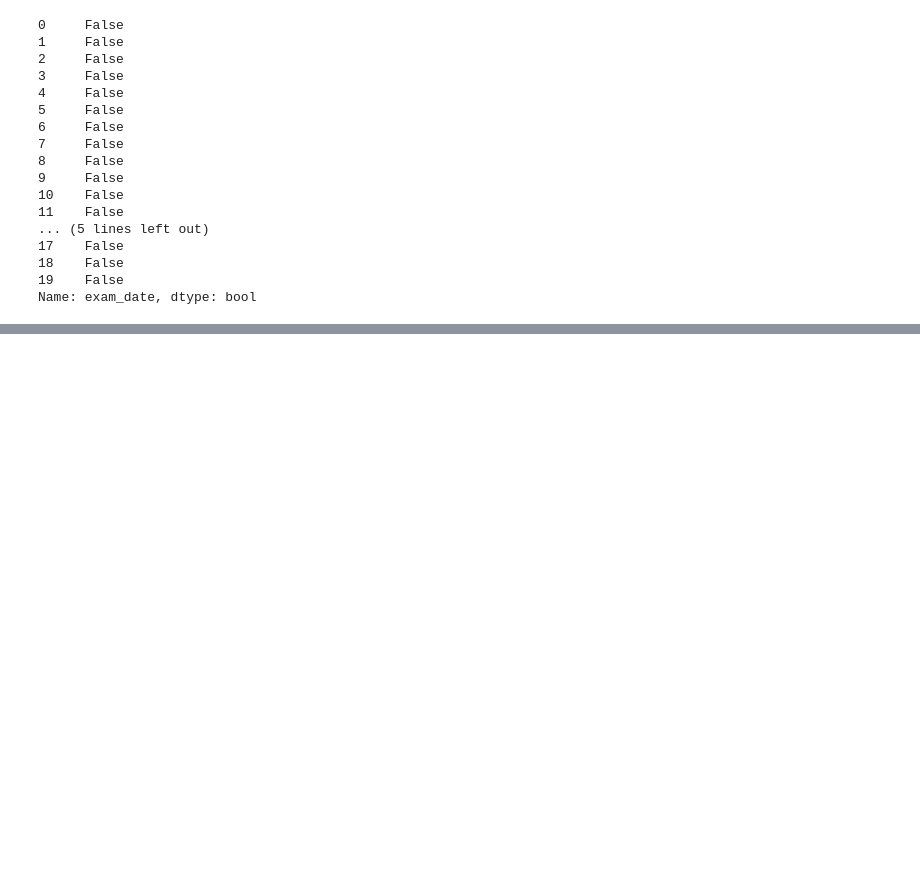
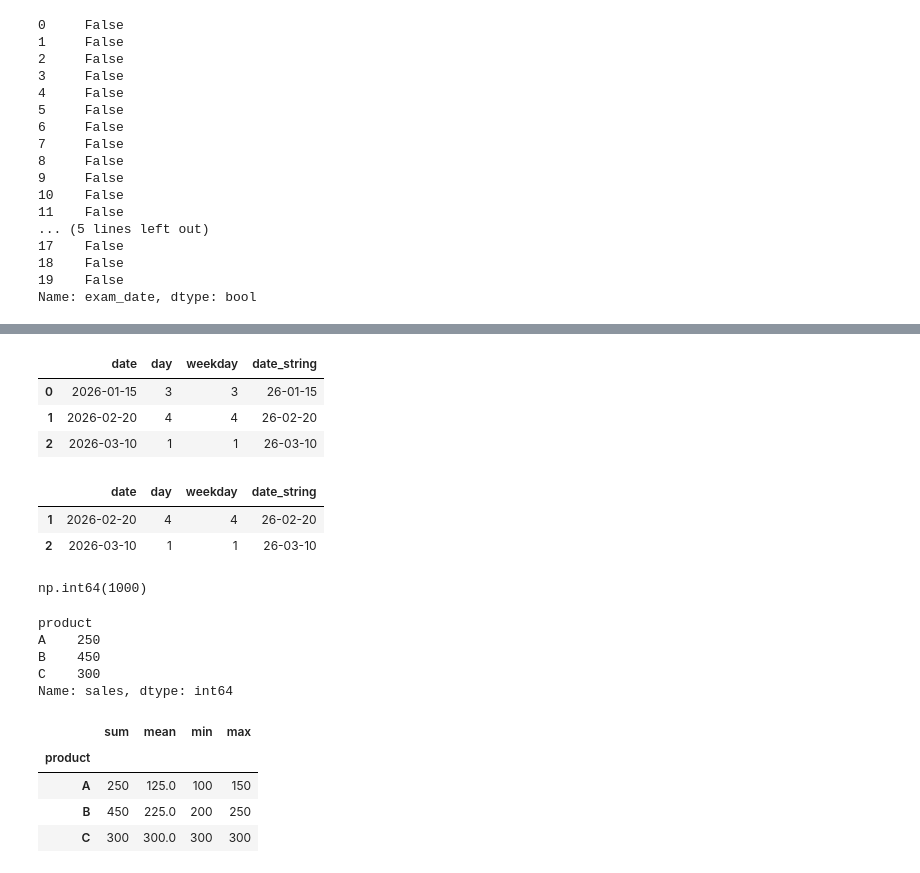
Before and after one commit to LikhitaMagar01/python-foundation-assignments-likhita-magar, a Jupyter notebook: pandas/pandas-foundation.ipynb, the cells around one changed output, grey strips where cells are left out. Cells and saved outputs as stored; diff of their text form; code cells hidden in the pictures; blank space fills up the shorter version.

```diff
--- a/pandas/pandas-foundation.ipynb
+++ b/pandas/pandas-foundation.ipynb
@@ -347,0 +739,17 @@ Name: exam_date, dtype: bool
+# %%
+# to string
+df['date_string'] = df['date'].dt.strftime('%y-%m-%d')
+df
+# %% [output]
+|  | date | day | weekday | date_string |
+| 0 | 2026-01-15 | 3 | 3 | 26-01-15 |
+| 1 | 2026-02-20 | 4 | 4 | 26-02-20 |
+| 2 | 2026-03-10 | 1 | 1 | 26-03-10 |
+# %%
+df[
+    (df["date"] >= "2026-01-20")
+]
+# %% [output]
+|  | date | day | weekday | date_string |
+| 1 | 2026-02-20 | 4 | 4 | 26-02-20 |
+| 2 | 2026-03-10 | 1 | 1 | 26-03-10 |
@@ -347,0 +766,31 @@ Name: exam_date, dtype: bool
+# %%
+df['sales'].sum()
+# %% [output]
+np.int64(1000)
+# %%
+# calculate slaes for each product
+# groupby
+df.groupby("product")["sales"].sum()
+# %% [output]
+product
+A    250
+B    450
+C    300
+Name: sales, dtype: int64
+# %%
+# multiple aggregation
+
+df.groupby("product")["sales"].agg(
+    [
+        "sum",
+        "mean",
+        "min",
+        "max"
+    ]
+)
+# %% [output]
+|  | sum | mean | min | max |
+| product |  |  |  |  |
+| A | 250 | 125.0 | 100 | 150 |
+| B | 450 | 225.0 | 200 | 250 |
+| C | 300 | 300.0 | 300 | 300 |
```
Also changed, not shown: parts of 63 cells of this notebook.
